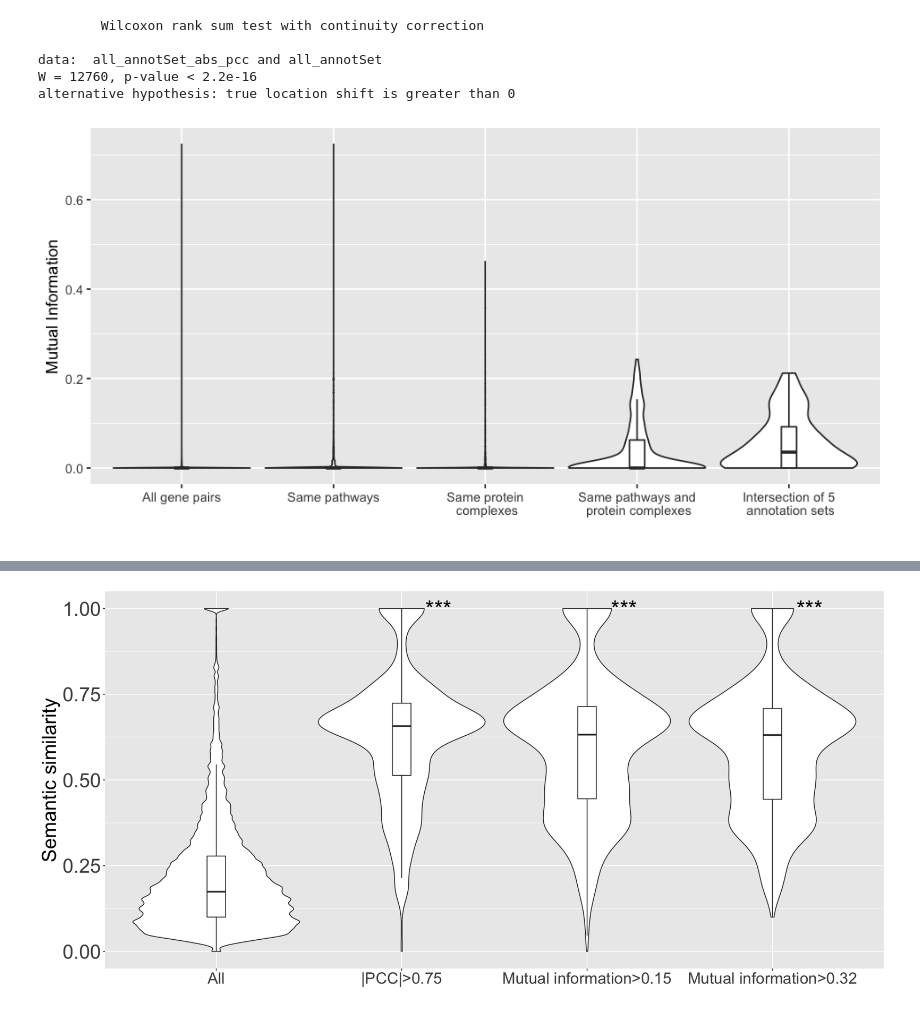
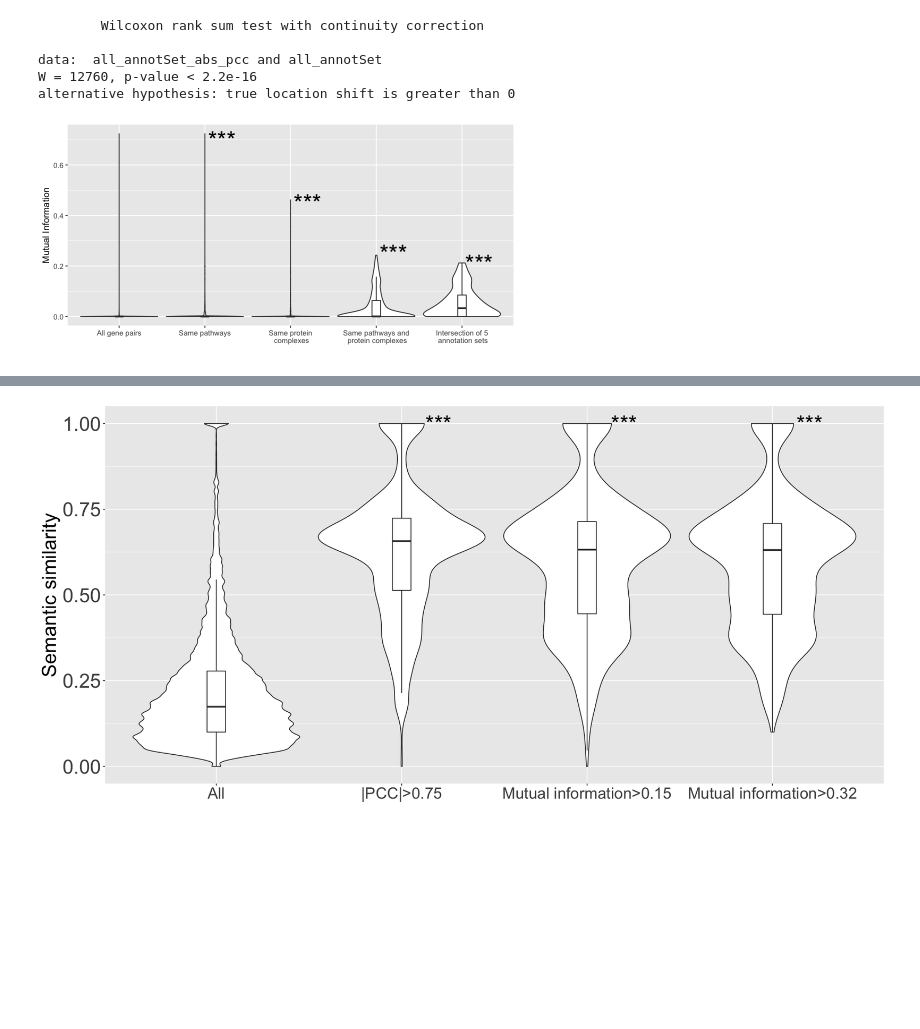
Before and after one commit to peterwu19881230/Systematic-analyses-ecoli-phenotypes, a Jupyter notebook: Nichols_data_mining_code/figs.ipynb, the cells around one changed output, grey strips where cells are left out. Saved outputs shown, nothing was run; the diff lists cells and outputs as text; code cells hidden in the pictures; blank space fills up the shorter version.

```diff
--- a/Nichols_data_mining_code/figs.ipynb
+++ b/Nichols_data_mining_code/figs.ipynb
@@ -8,23 +5,0 @@ source("Nichols_preload.R")
-# %%
-## Data obj preparation
-#------------------------------------------------------------------------------------------------------------
-noOfGenes=function(df,annotLogical){
-  df[annotLogical,c("strain1","strain2")] %>% as.matrix %>% as.vector %>% unique %>% length
-}
-
-df=strain1strain2_allAnnotations_allDistances
-
-Pwy=noOfGenes(df,as.logical(df$Pwy))
-pcomplex=noOfGenes(df,as.logical(df$pcomplex))
-operon=noOfGenes(df,as.logical(df$operon))
-regulator=noOfGenes(df,as.logical(df$regulator))
-kegg_modules=noOfGenes(df,as.logical(df$kegg_modules))
-
-PwyANDPcomplex=noOfGenes(df,as.logical(df$Pwy & df$pcomplex))
-all5=noOfGenes(df,as.logical(df$Pwy & df$pcomplex & df$operon & df$regulator & df$kegg_modules))
-
-
-sets=c(Pwy=Pwy,pcomplex=pcomplex,operon=operon,regulator=regulator,kegg_modules=kegg_modules,PwyANDPcomplex=PwyANDPcomplex,all5=all5)
-
-names(sets)=c("Pathway","Protein complex","Operon","Regulon","KEGG modules","Pathway & Protein complex","All annotation sets")
-#------------------------------------------------------------------------------------------------------------
@@ -346,11 +197,17 @@ alternative hypothesis: true location shift is greater than 0
 data:  all_annotSet_abs_pcc and all_annotSet
 W = 12760, p-value < 2.2e-16
 alternative hypothesis: true location shift is greater than 0
-# %%
-options(repr.plot.width = 8, repr.plot.height = 4)
-p2
-# %% [output]
-[figure, removed]
+# %%
+options(repr.plot.width = 8, repr.plot.height = 4)
+p2+
+annotate(geom="text", x=2.2, y=.7, label="***",color="black",size=10)+
+annotate(geom="text", x=3.2, y=.45, label="***",color="black",size=10)+
+annotate(geom="text", x=4.2, y=.25, label="***",color="black",size=10)+
+annotate(geom="text", x=5.2, y=.21, label="***",color="black",size=10)
+
+ggsave(filename="fig6.pdf",width = 8,height = 4) #this automatically saves the last figure
+# %% [output]
+[figure, added]
 # %%
 #bargraph for the means
 options(repr.plot.width = 3, repr.plot.height = 3)
```
Also changed, not shown: parts of 14 cells of this notebook, 11 other files.
